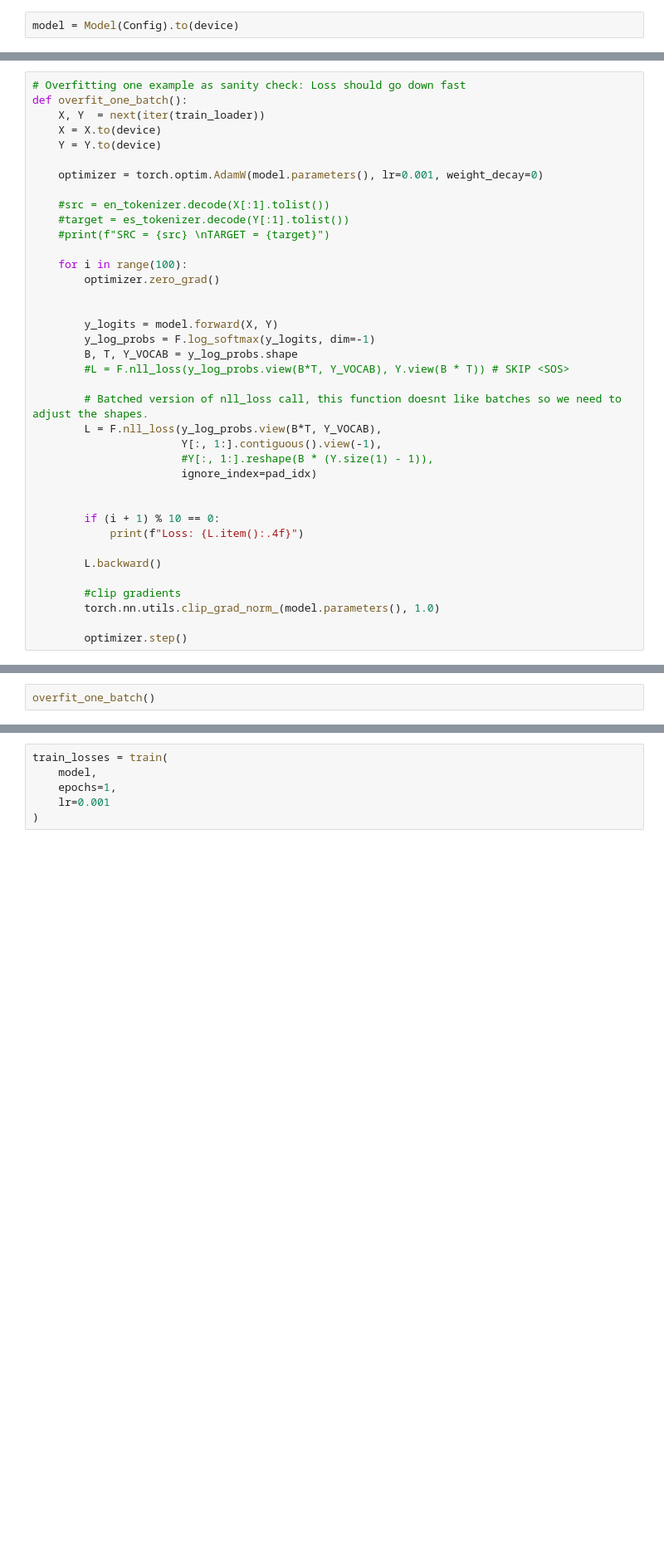
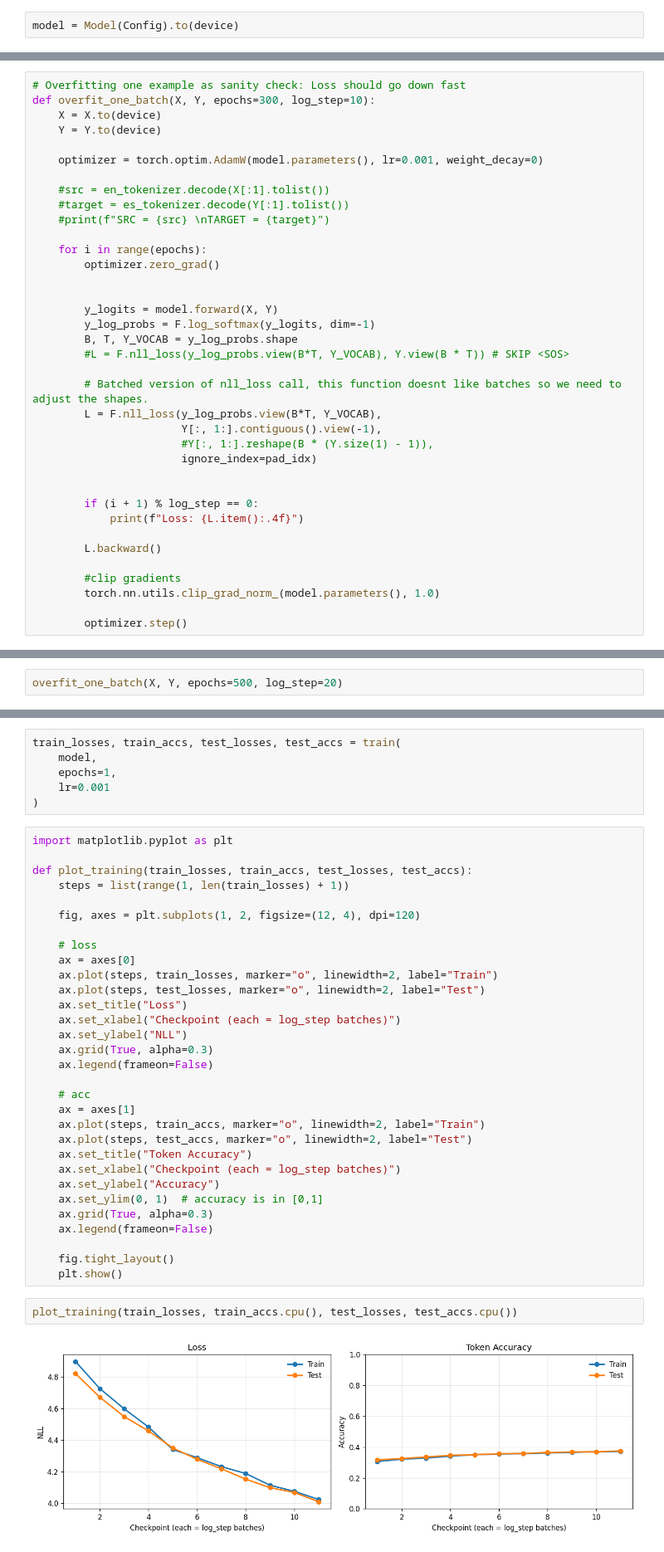
Before and after one commit to dimy20/en2es, a Jupyter notebook: dev/exp.ipynb, the cells around one changed output, grey strips where cells are left out. Shown at 83% size. Drawn from its saved outputs; the diff is of its cells as text; blank space fills up the shorter version.

```diff
--- a/dev/exp.ipynb
+++ b/dev/exp.ipynb
@@ -480,7 +548,6 @@ Initial Loss : 10.4543
 # %%
 # Overfitting one example as sanity check: Loss should go down fast
-def overfit_one_batch():
-	X, Y  = next(iter(train_loader))
+def overfit_one_batch(X, Y, epochs=300, log_step=10):
 	X = X.to(device)
 	Y = Y.to(device)
 
@@ -490,7 +557,7 @@ def overfit_one_batch():
 	#target = es_tokenizer.decode(Y[:1].tolist())
 	#print(f"SRC = {src} \nTARGET = {target}")
 
-	for i in range(100):
+	for i in range(epochs):
 		optimizer.zero_grad()
 
 
@@ -506,7 +573,7 @@ def overfit_one_batch():
 				       ignore_index=pad_idx)
 
 
-		if (i + 1) % 10 == 0:
+		if (i + 1) % log_step == 0:
 			print(f"Loss: {L.item():.4f}")
 
 		L.backward()
@@ -518,3 +587,3 @@ def overfit_one_batch():
 # %%
-overfit_one_batch()
+overfit_one_batch(X, Y, epochs=500, log_step=20)
 # %% [output]
@@ -576,6 +834,41 @@ def train(model: Model, epochs: int, lr: float):
 # %%
-train_losses = train(
+train_losses, train_accs, test_losses, test_accs = train(
 	model,
 	epochs=1,
 	lr=0.001
 )
+# %%
+import matplotlib.pyplot as plt
+
+def plot_training(train_losses, train_accs, test_losses, test_accs):
+    steps = list(range(1, len(train_losses) + 1))
+
+    fig, axes = plt.subplots(1, 2, figsize=(12, 4), dpi=120)
+
+    # loss
+    ax = axes[0]
+    ax.plot(steps, train_losses, marker="o", linewidth=2, label="Train")
+    ax.plot(steps, test_losses, marker="o", linewidth=2, label="Test")
+    ax.set_title("Loss")
+    ax.set_xlabel("Checkpoint (each = log_step batches)")
+    ax.set_ylabel("NLL")
+    ax.grid(True, alpha=0.3)
+    ax.legend(frameon=False)
+
+    # acc
+    ax = axes[1]
+    ax.plot(steps, train_accs, marker="o", linewidth=2, label="Train")
+    ax.plot(steps, test_accs, marker="o", linewidth=2, label="Test")
+    ax.set_title("Token Accuracy")
+    ax.set_xlabel("Checkpoint (each = log_step batches)")
+    ax.set_ylabel("Accuracy")
+    ax.set_ylim(0, 1)  # accuracy is in [0,1]
+    ax.grid(True, alpha=0.3)
+    ax.legend(frameon=False)
+
+    fig.tight_layout()
+    plt.show()
+# %%
+plot_training(train_losses, train_accs.cpu(), test_losses, test_accs.cpu())
+# %% [output]
+[figure, added]
```
Also changed, not shown: parts of 24 cells of this notebook.
